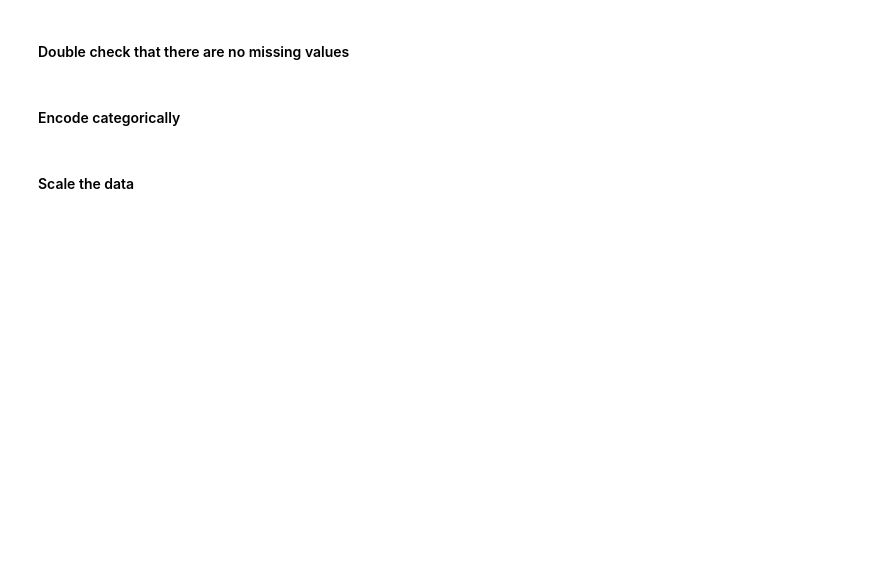
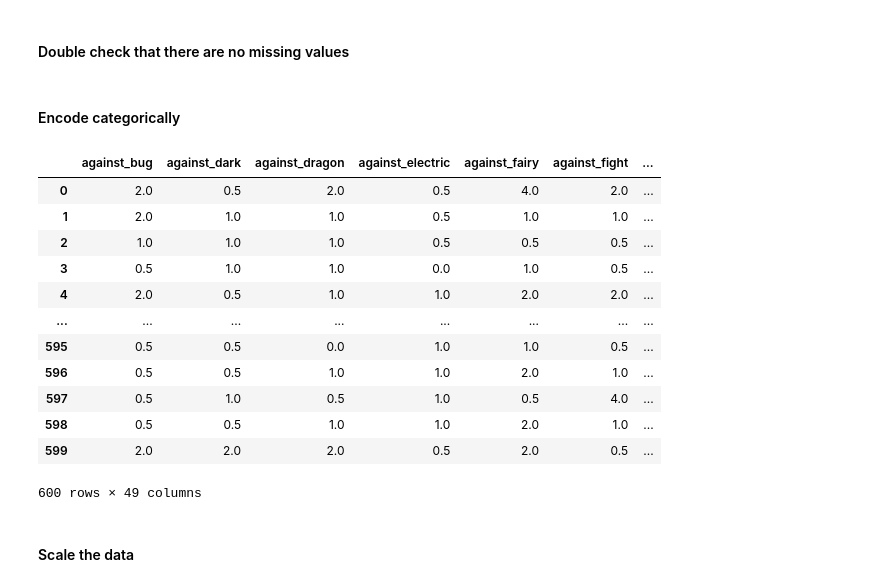
Before and after one commit to Kamil116/IntroToML_ass_1, a Jupyter notebook: Assignment 1 (fixed) (1)/Assignment 1/Assignment_1.ipynb, the cells around one changed output. Cells and saved outputs as stored; diff of their text form; code cells hidden in the pictures; blank space fills up the shorter version.

```diff
--- a/Assignment 1 (fixed) (1)/Assignment 1/Assignment_1.ipynb
+++ b/Assignment 1 (fixed) (1)/Assignment 1/Assignment_1.ipynb
@@ -251,3 +289,36 @@ imputer = ...
+# %%
+# TODO Write your code here
+from sklearn.preprocessing import OneHotEncoder
+
+
+def ohe_new_features(df, features_name, encoder):
+    new_feats = encoder.transform(df[features_name])
+    # create dataframe from encoded features with named columns
+    new_cols = pd.DataFrame(new_feats, columns=encoder.get_feature_names_out(features_name))
+    new_df = pd.concat([df, new_cols], axis=1)
+    new_df.drop(features_name, axis=1, inplace=True)
+    return new_df
+
+
+encoder = OneHotEncoder(sparse_output=False, drop='first')
+f_names = ['type1']
+encoder.fit(X_train[f_names])
+X_train = ohe_new_features(X_train, f_names, encoder)
+X_test = ohe_new_features(X_test, f_names, encoder)
+# %% [output]
+|  | against_bug | against_dark | against_dragon | against_electric | against_fairy | against_fight | ... |
+| 0 | 2.0 | 0.5 | 2.0 | 0.5 | 4.0 | 2.0 | ... |
+| 1 | 2.0 | 1.0 | 1.0 | 0.5 | 1.0 | 1.0 | ... |
+| 2 | 1.0 | 1.0 | 1.0 | 0.5 | 0.5 | 0.5 | ... |
+| 3 | 0.5 | 1.0 | 1.0 | 0.0 | 1.0 | 0.5 | ... |
+| 4 | 2.0 | 0.5 | 1.0 | 1.0 | 2.0 | 2.0 | ... |
+| ... | ... | ... | ... | ... | ... | ... | ... |
+| 595 | 0.5 | 0.5 | 0.0 | 1.0 | 1.0 | 0.5 | ... |
+| 596 | 0.5 | 0.5 | 1.0 | 1.0 | 2.0 | 1.0 | ... |
+| 597 | 0.5 | 1.0 | 0.5 | 1.0 | 0.5 | 4.0 | ... |
+| 598 | 0.5 | 0.5 | 1.0 | 1.0 | 2.0 | 1.0 | ... |
+| 599 | 2.0 | 2.0 | 2.0 | 0.5 | 2.0 | 0.5 | ... |
+600 rows × 49 columns
 # %% [markdown]
 #### Scale the data
 # %%
```
Also changed, not shown: parts of 20 cells of this notebook, 2 other files.
